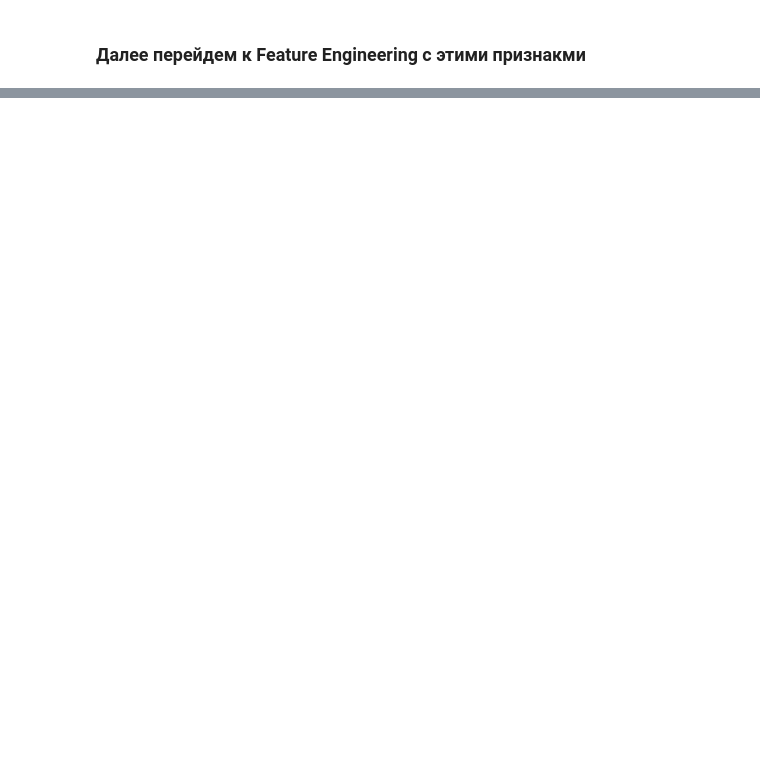
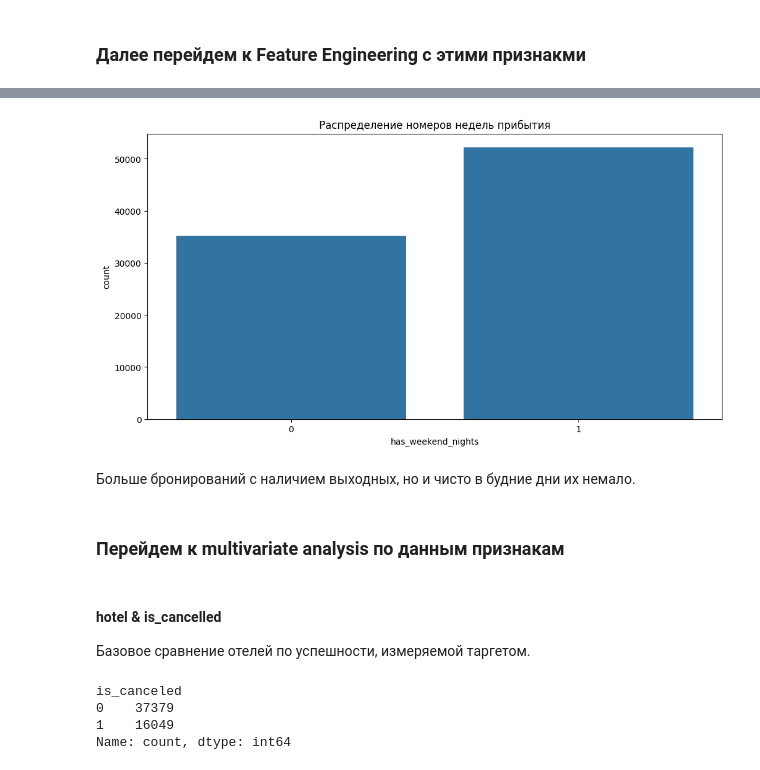
Before and after one commit to burtsev-sa/gp_4, a Jupyter notebook: start.ipynb, the cells around one changed output, grey strips where cells are left out. Cells and saved outputs as stored; diff of their text form; code cells hidden in the pictures; blank space fills up the shorter version.

Commit message:
Feature engineering on 1-16 + start multivariate analysis on 1-16

```diff
--- a/start.ipynb
+++ b/start.ipynb
@@ -646,0 +692,21 @@ df.loc[~df['distribution_channel'].isin(['TA/TO', 'Direct', 'Corporate']), 'dist
+# %%
+plt.figure(figsize=(12,6))
+plt.title('Распределение номеров недель прибытия')
+sns.barplot(df['has_weekend_nights'].value_counts())
+plt.show()
+# %% [output]
+[figure, added]
+# %% [markdown]
+Больше бронирований с наличием выходных, но и чисто в будние дни их немало.
+# %% [markdown]
+### Перейдем к multivariate analysis по данным признакам
+# %% [markdown]
+#### hotel & is_cancelled
+Базовое сравнение отелей по успешности, измеряемой таргетом.
+# %%
+df[df['hotel'] == 'City Hotel']['is_canceled'].value_counts()
+# %% [output]
+is_canceled
+0    37379
+1    16049
+Name: count, dtype: int64
```
Also changed, not shown: parts of 17 cells of this notebook.
